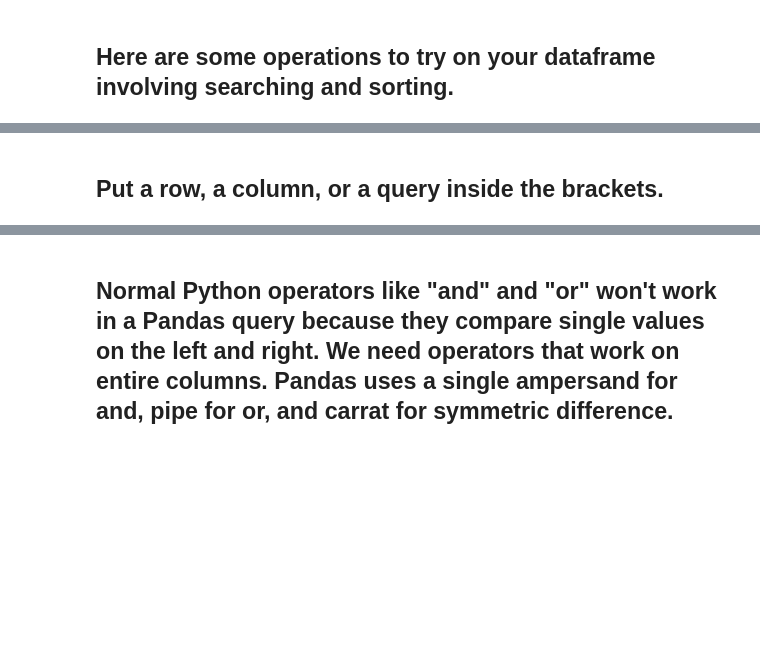
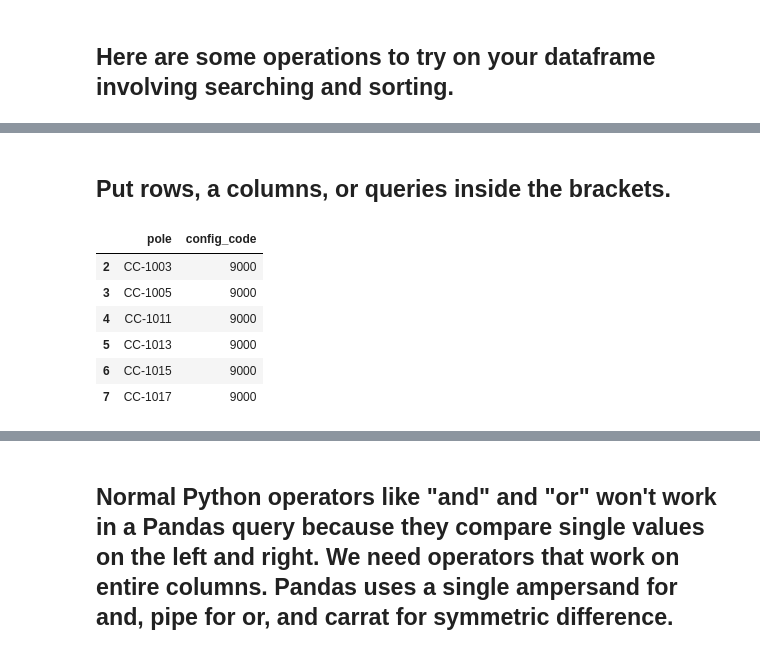
Before and after one commit to Back2Basics/Pandas-Talks, a Jupyter notebook: Pandas - munging data.ipynb, the cells around one changed output, grey strips where cells are left out. Saved outputs shown, nothing was run; the diff lists cells and outputs as text; code cells hidden in the pictures; blank space fills up the shorter version.

```diff
--- a/Pandas - munging data.ipynb
+++ b/Pandas - munging data.ipynb
@@ -103,6 +204,14 @@ parking_meters[1:3]['pole']  # mix and match the last 2 examples  you can do: pa
 # %% [markdown]
-## Put a row, a column, or a query inside the brackets.
+## Put rows, a columns, or queries inside the brackets.
 # %%
-parking_meters[(parking_meters['area']=="Barrio Logan")][2:12:3][['pole','config_code']]
+parking_meters[(parking_meters['area']=="Barrio Logan")][2:8][['pole','config_code']]
+# %% [output]
+|  | pole | config_code |
+| 2 | CC-1003 | 9000 |
+| 3 | CC-1005 | 9000 |
+| 4 | CC-1011 | 9000 |
+| 5 | CC-1013 | 9000 |
+| 6 | CC-1015 | 9000 |
+| 7 | CC-1017 | 9000 |
 # %%
 parking_meters['area'].unique()
```
Also changed, not shown: parts of 29 cells of this notebook.
